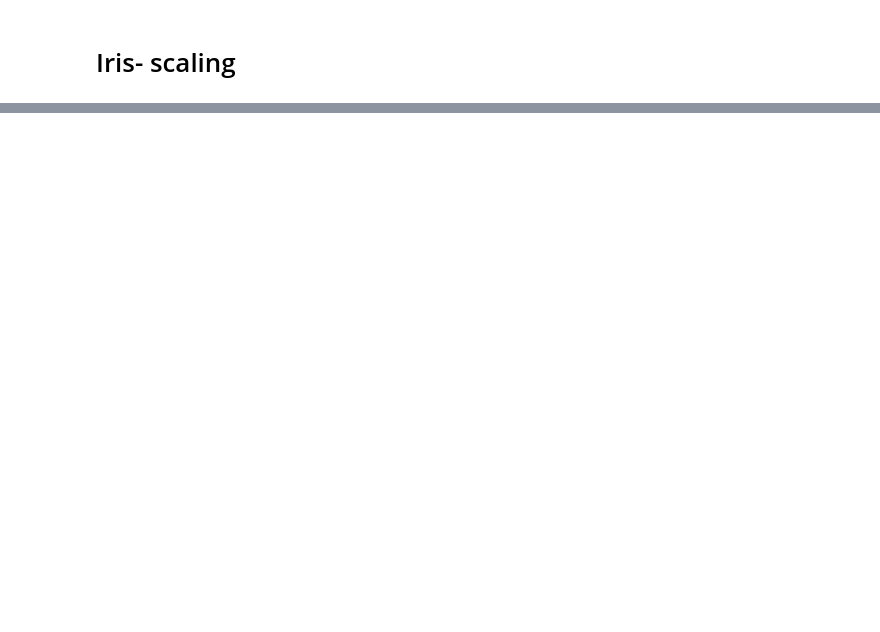
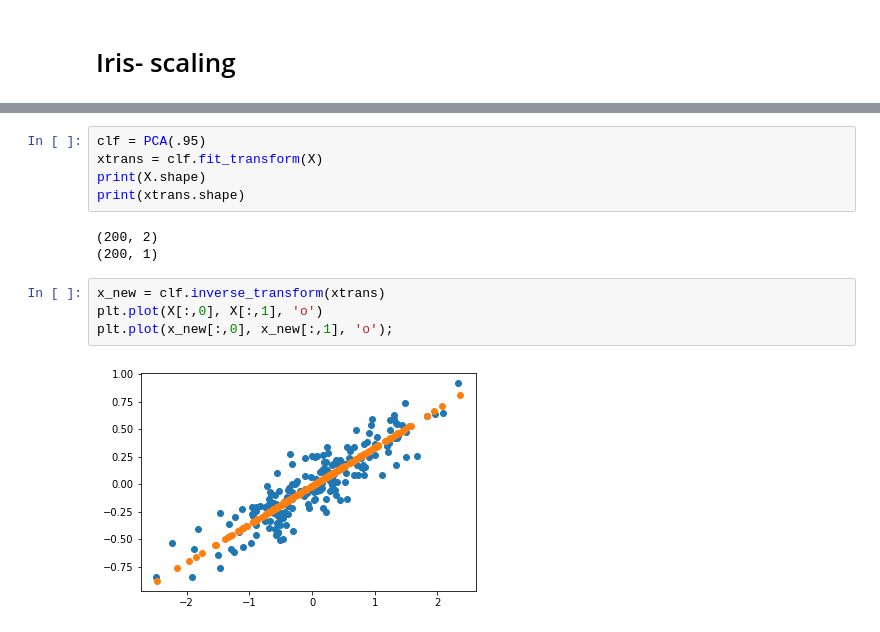
Before and after one commit to Mahrokh-Eb/Machine-Learning-With-Python, a Jupyter notebook: 3_3_skitlearn_Digit.ipynb, the cells around one changed output, grey strips where cells are left out. Cells and saved outputs as stored; diff of their text form; blank space fills up the shorter version.

```diff
--- a/3_3_skitlearn_Digit.ipynb
+++ b/3_3_skitlearn_Digit.ipynb
@@ -434,0 +474,14 @@ scaler = StandardScaler()
+# %%
+clf = PCA(.95)
+xtrans = clf.fit_transform(X)
+print(X.shape)
+print(xtrans.shape)
+# %% [output]
+(200, 2)
+(200, 1)
+# %%
+x_new = clf.inverse_transform(xtrans)
+plt.plot(X[:,0], X[:,1], 'o')
+plt.plot(x_new[:,0], x_new[:,1], 'o');
+# %% [output]
+[figure, added]
```
Also changed, not shown: parts of 13 cells of this notebook.
